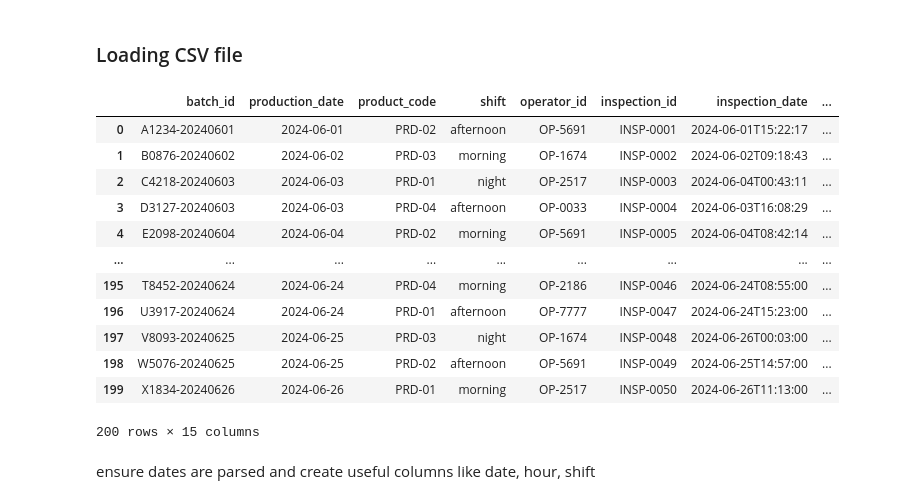
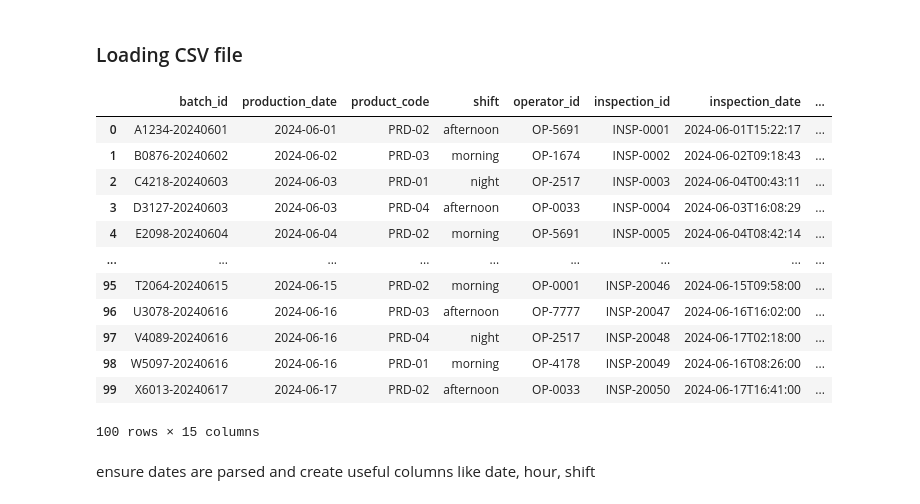
Before and after one commit to bbhatta10/Smart-Quality-Analysis, a Jupyter notebook: ManuQuality.ipynb, the cells around one changed output. Saved outputs shown, nothing was run; the diff lists cells and outputs as text; code cells hidden in the pictures.

```diff
--- a/ManuQuality.ipynb
+++ b/ManuQuality.ipynb
@@ -13,21 +13,21 @@ import seaborn as sns
 ### Loading CSV file
 # %%
 df_manufacturing = pd.read_csv('manufacturing-quality-control-dataset.csv')
-df_manufacturing
+df_manufacturing.head(100)
 # %% [output]
 |  | batch_id | production_date | product_code | shift | operator_id | inspection_id | inspection_date | ... |
 | 0 | A1234-20240601 | 2024-06-01 | PRD-02 | afternoon | OP-5691 | INSP-0001 | 2024-06-01T15:22:17 | ... |
 | 1 | B0876-20240602 | 2024-06-02 | PRD-03 | morning | OP-1674 | INSP-0002 | 2024-06-02T09:18:43 | ... |
 | 2 | C4218-20240603 | 2024-06-03 | PRD-01 | night | OP-2517 | INSP-0003 | 2024-06-04T00:43:11 | ... |
 | 3 | D3127-20240603 | 2024-06-03 | PRD-04 | afternoon | OP-0033 | INSP-0004 | 2024-06-03T16:08:29 | ... |
 | 4 | E2098-20240604 | 2024-06-04 | PRD-02 | morning | OP-5691 | INSP-0005 | 2024-06-04T08:42:14 | ... |
 | ... | ... | ... | ... | ... | ... | ... | ... | ... |
-| 195 | T8452-20240624 | 2024-06-24 | PRD-04 | morning | OP-2186 | INSP-0046 | 2024-06-24T08:55:00 | ... |
-| 196 | U3917-20240624 | 2024-06-24 | PRD-01 | afternoon | OP-7777 | INSP-0047 | 2024-06-24T15:23:00 | ... |
-| 197 | V8093-20240625 | 2024-06-25 | PRD-03 | night | OP-1674 | INSP-0048 | 2024-06-26T00:03:00 | ... |
-| 198 | W5076-20240625 | 2024-06-25 | PRD-02 | afternoon | OP-5691 | INSP-0049 | 2024-06-25T14:57:00 | ... |
-| 199 | X1834-20240626 | 2024-06-26 | PRD-01 | morning | OP-2517 | INSP-0050 | 2024-06-26T11:13:00 | ... |
+| 95 | T2064-20240615 | 2024-06-15 | PRD-02 | morning | OP-0001 | INSP-20046 | 2024-06-15T09:58:00 | ... |
+| 96 | U3078-20240616 | 2024-06-16 | PRD-03 | afternoon | OP-7777 | INSP-20047 | 2024-06-16T16:02:00 | ... |
+| 97 | V4089-20240616 | 2024-06-16 | PRD-04 | night | OP-2517 | INSP-20048 | 2024-06-17T02:18:00 | ... |
+| 98 | W5097-20240616 | 2024-06-16 | PRD-01 | morning | OP-4178 | INSP-20049 | 2024-06-16T08:26:00 | ... |
+| 99 | X6013-20240617 | 2024-06-17 | PRD-02 | afternoon | OP-0033 | INSP-20050 | 2024-06-17T16:41:00 | ... |
-200 rows × 15 columns
+100 rows × 15 columns
 # %% [markdown]
 ensure dates are parsed and create useful columns like date, hour, shift
 # %%
```
Also changed, not shown: parts of 11 cells of this notebook, 1 other file.
